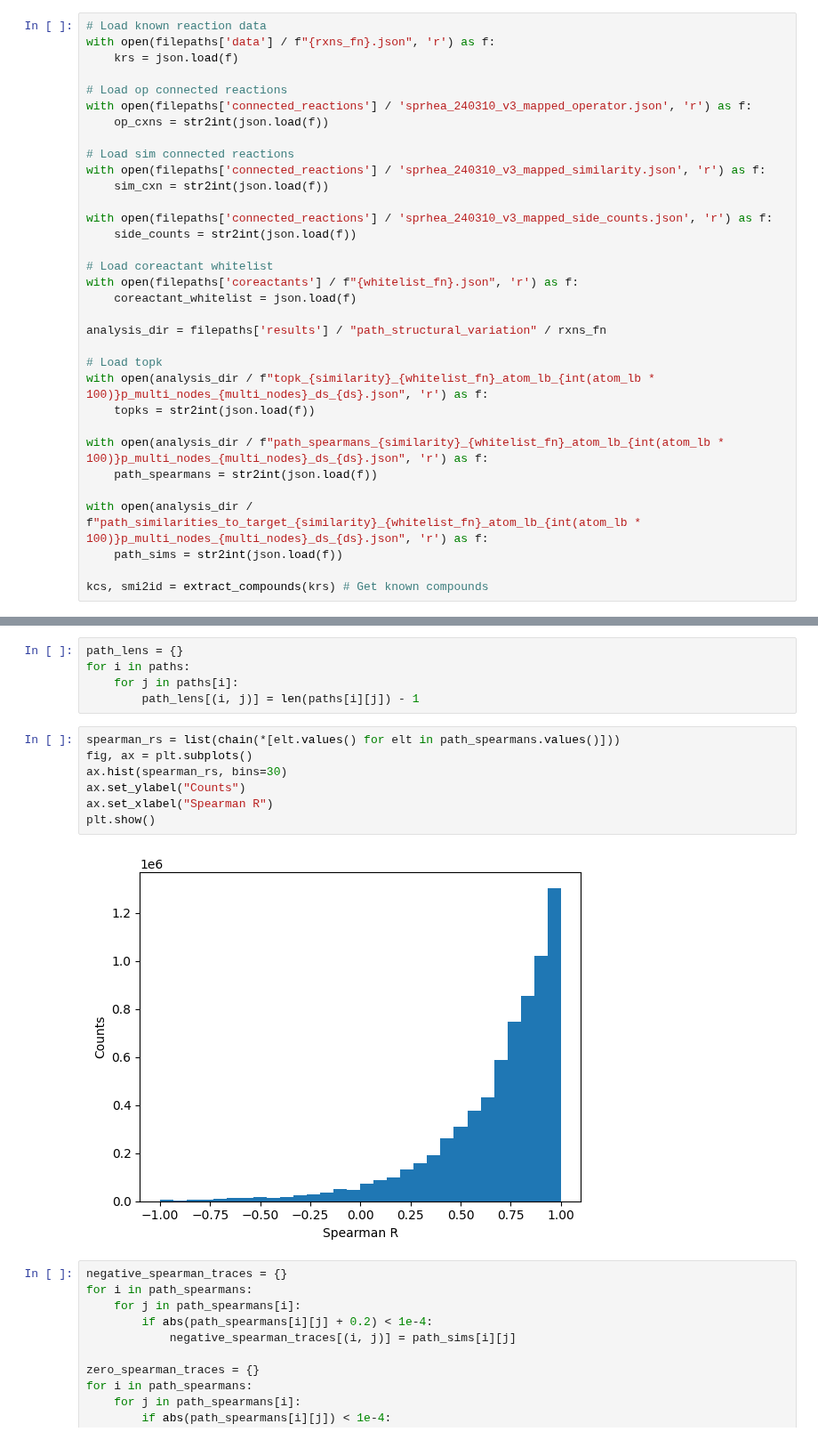
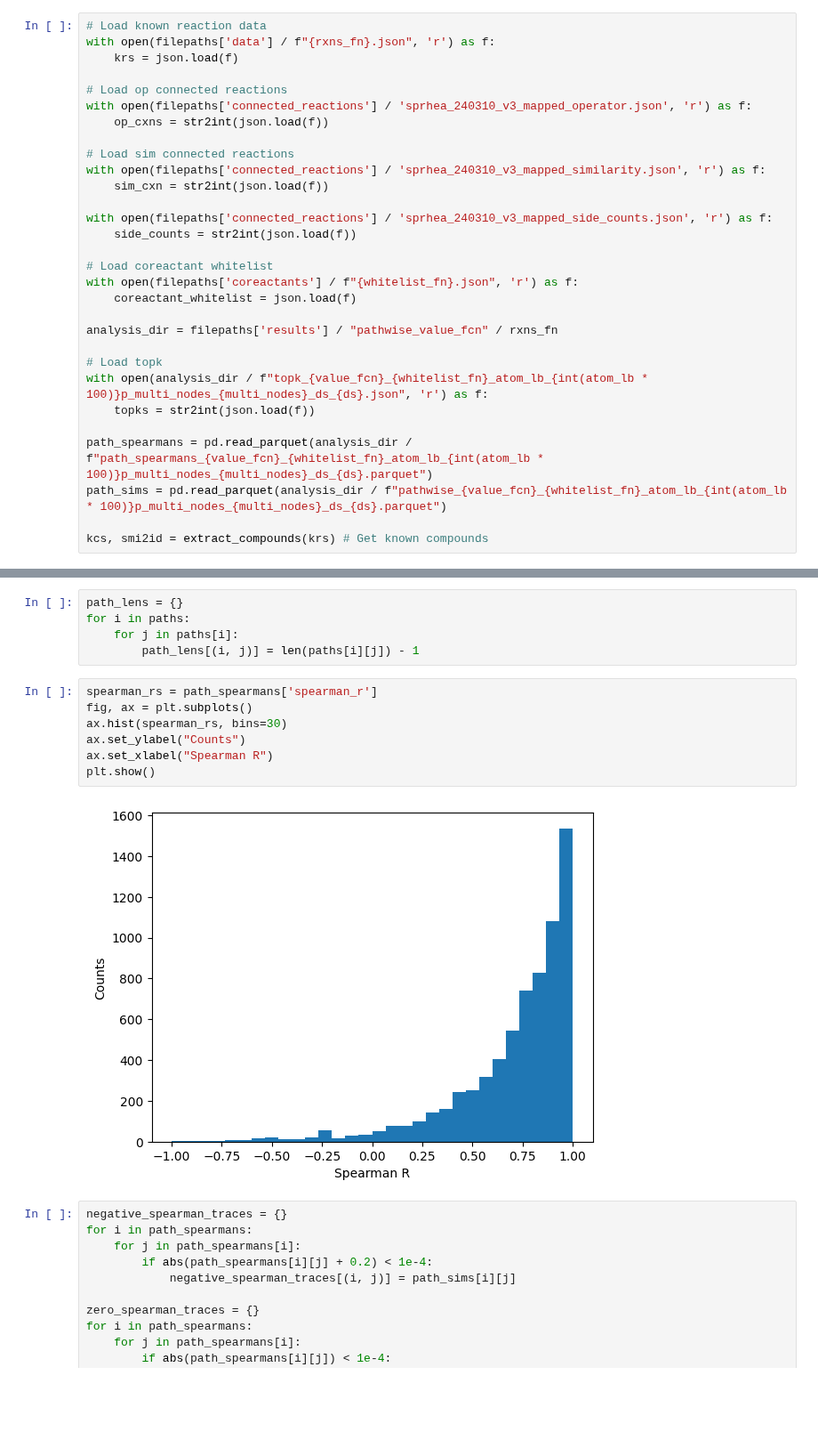
Before and after one commit to stefanpate/krxns, a Jupyter notebook: notebooks/pathwise_value_fcn_figures.ipynb, the cells around one changed output, grey strips where cells are left out. Shown at 89% size. Cells and saved outputs as stored; diff of their text form; blank space fills up the shorter version.

```diff
--- a/notebooks/path_structural_variation_figures.ipynb
+++ b/notebooks/pathwise_value_fcn_figures.ipynb
@@ -47,17 +47,14 @@ with open(filepaths['connected_reactions'] / 'sprhea_240310_v3_mapped_side_count
 with open(filepaths['coreactants'] / f"{whitelist_fn}.json", 'r') as f:
     coreactant_whitelist = json.load(f)
 
-analysis_dir = filepaths['results'] / "path_structural_variation" / rxns_fn
+analysis_dir = filepaths['results'] / "pathwise_value_fcn" / rxns_fn
 
 # Load topk
-with open(analysis_dir / f"topk_{similarity}_{whitelist_fn}_atom_lb_{int(atom_lb * 100)}p_multi_nodes_{multi_nodes}_ds_{ds}.json", 'r') as f:
+with open(analysis_dir / f"topk_{value_fcn}_{whitelist_fn}_atom_lb_{int(atom_lb * 100)}p_multi_nodes_{multi_nodes}_ds_{ds}.json", 'r') as f:
     topks = str2int(json.load(f))
 
-with open(analysis_dir / f"path_spearmans_{similarity}_{whitelist_fn}_atom_lb_{int(atom_lb * 100)}p_multi_nodes_{multi_nodes}_ds_{ds}.json", 'r') as f:
-    path_spearmans = str2int(json.load(f))
-
-with open(analysis_dir / f"path_similarities_to_target_{similarity}_{whitelist_fn}_atom_lb_{int(atom_lb * 100)}p_multi_nodes_{multi_nodes}_ds_{ds}.json", 'r') as f:
-    path_sims = str2int(json.load(f))
+path_spearmans = pd.read_parquet(analysis_dir / f"path_spearmans_{value_fcn}_{whitelist_fn}_atom_lb_{int(atom_lb * 100)}p_multi_nodes_{multi_nodes}_ds_{ds}.parquet")
+path_sims = pd.read_parquet(analysis_dir / f"pathwise_{value_fcn}_{whitelist_fn}_atom_lb_{int(atom_lb * 100)}p_multi_nodes_{multi_nodes}_ds_{ds}.parquet")
 
 kcs, smi2id = extract_compounds(krs) # Get known compounds
 # %%
@@ -120,14 +117,14 @@ for i in paths:
     for j in paths[i]:
         path_lens[(i, j)] = len(paths[i][j]) - 1
 # %%
-spearman_rs = list(chain(*[elt.values() for elt in path_spearmans.values()]))
+spearman_rs = path_spearmans['spearman_r']
 fig, ax = plt.subplots()
 ax.hist(spearman_rs, bins=30)
 ax.set_ylabel("Counts")
 ax.set_xlabel("Spearman R")
 plt.show()
 # %% [output]
-[figure, old version]
+[figure, new version]
 # %%
 negative_spearman_traces = {}
 for i in path_spearmans:
```
Also changed, not shown: parts of 4 cells of this notebook, 2 other files.
